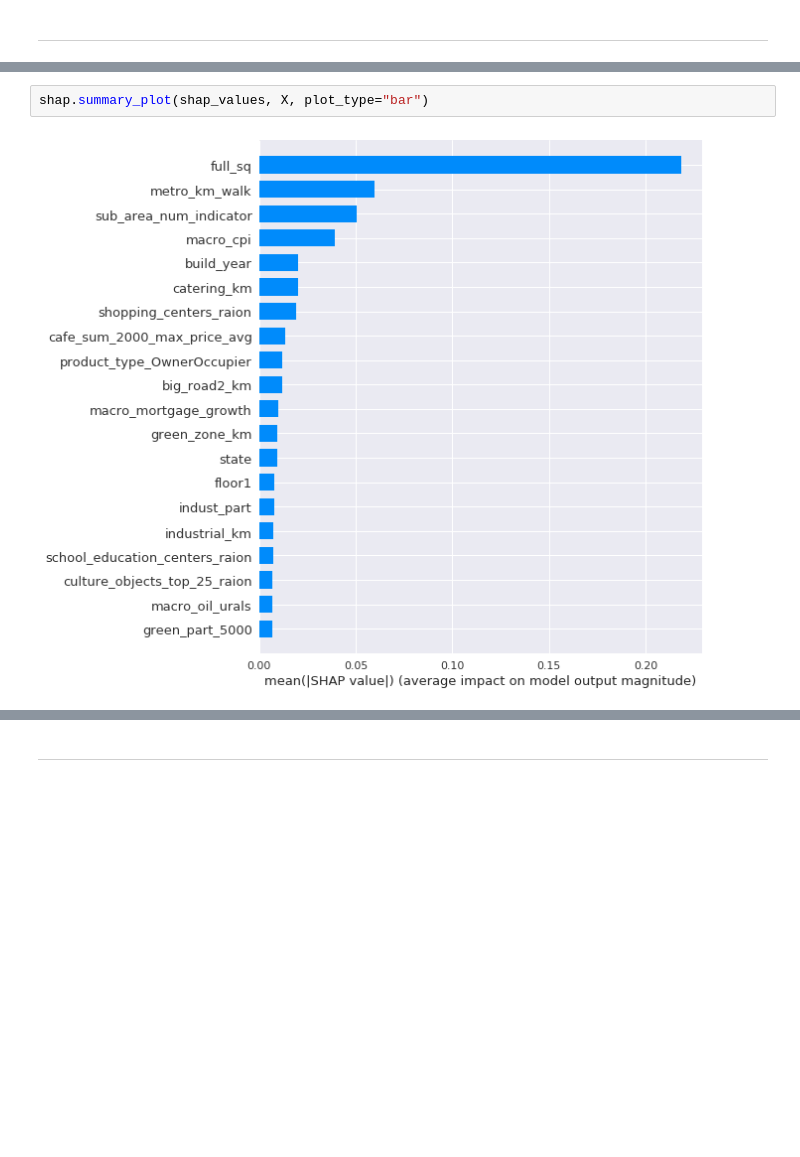
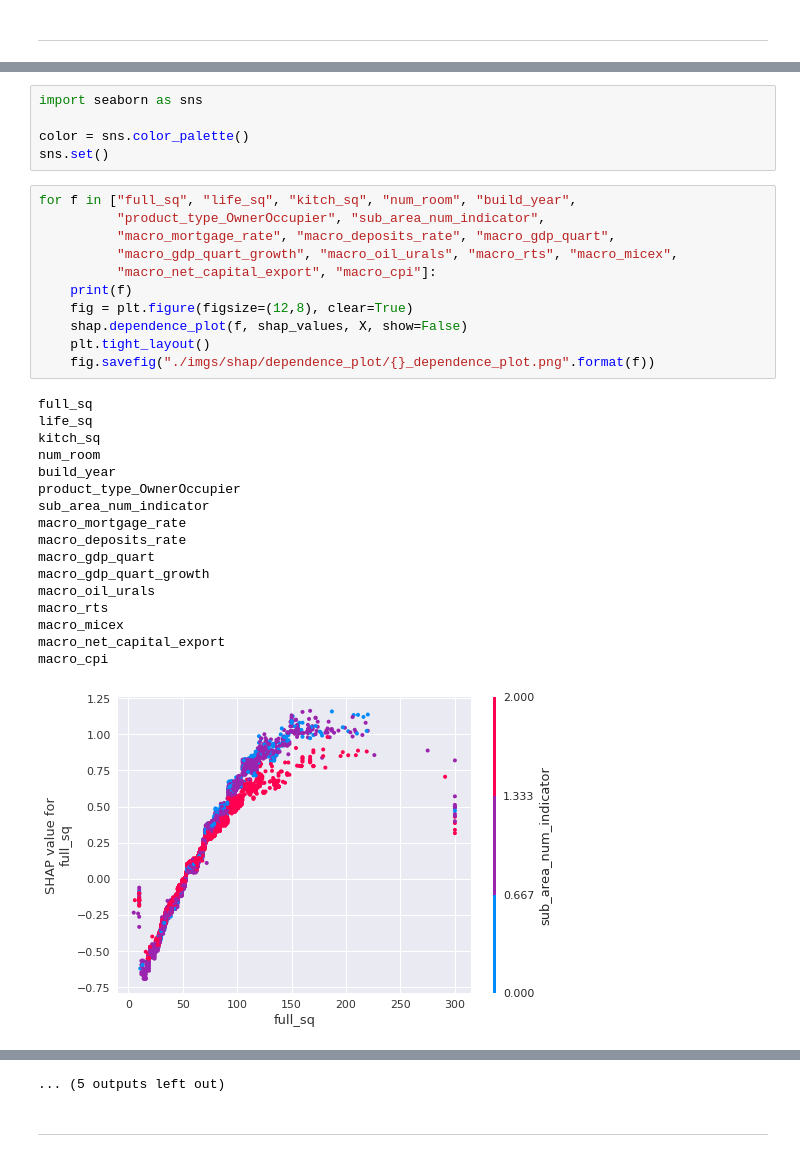
Before and after one commit to AndrewSukhobok95/HousePriceAnalysis_with_shap, a Jupyter notebook: shap_vis.ipynb, the cells around one changed output, grey strips where cells are left out. Cells and saved outputs as stored; diff of their text form; blank space fills up the shorter version.

```diff
--- a/shap_vis.ipynb
+++ b/shap_vis.ipynb
@@ -162,4 +90,34 @@ shap.summary_plot(shap_values, X)
-# %%
-shap.summary_plot(shap_values, X, plot_type="bar")
-# %% [output]
-[figure, removed]
+# %%
+import seaborn as sns
+
+color = sns.color_palette()
+sns.set()
+# %%
+for f in ["full_sq", "life_sq", "kitch_sq", "num_room", "build_year",
+          "product_type_OwnerOccupier", "sub_area_num_indicator",
+          "macro_mortgage_rate", "macro_deposits_rate", "macro_gdp_quart",
+          "macro_gdp_quart_growth", "macro_oil_urals", "macro_rts", "macro_micex",
+          "macro_net_capital_export", "macro_cpi"]:
+    print(f)
+    fig = plt.figure(figsize=(12,8), clear=True)
+    shap.dependence_plot(f, shap_values, X, show=False)
+    plt.tight_layout()
+    fig.savefig("./imgs/shap/dependence_plot/{}_dependence_plot.png".format(f))
+# %% [output]
+full_sq
+life_sq
+kitch_sq
+num_room
+build_year
+product_type_OwnerOccupier
+sub_area_num_indicator
+macro_mortgage_rate
+macro_deposits_rate
+macro_gdp_quart
+macro_gdp_quart_growth
+macro_oil_urals
+macro_rts
+macro_micex
+macro_net_capital_export
+macro_cpi
+[figure, added]
@@ -166,2 +134,3 @@ shap.summary_plot(shap_values, X, plot_type="bar")
+... (5 outputs left out)
 # %% [markdown]
 ---
```
Also changed, not shown: parts of 25 cells of this notebook, 8 other files.
